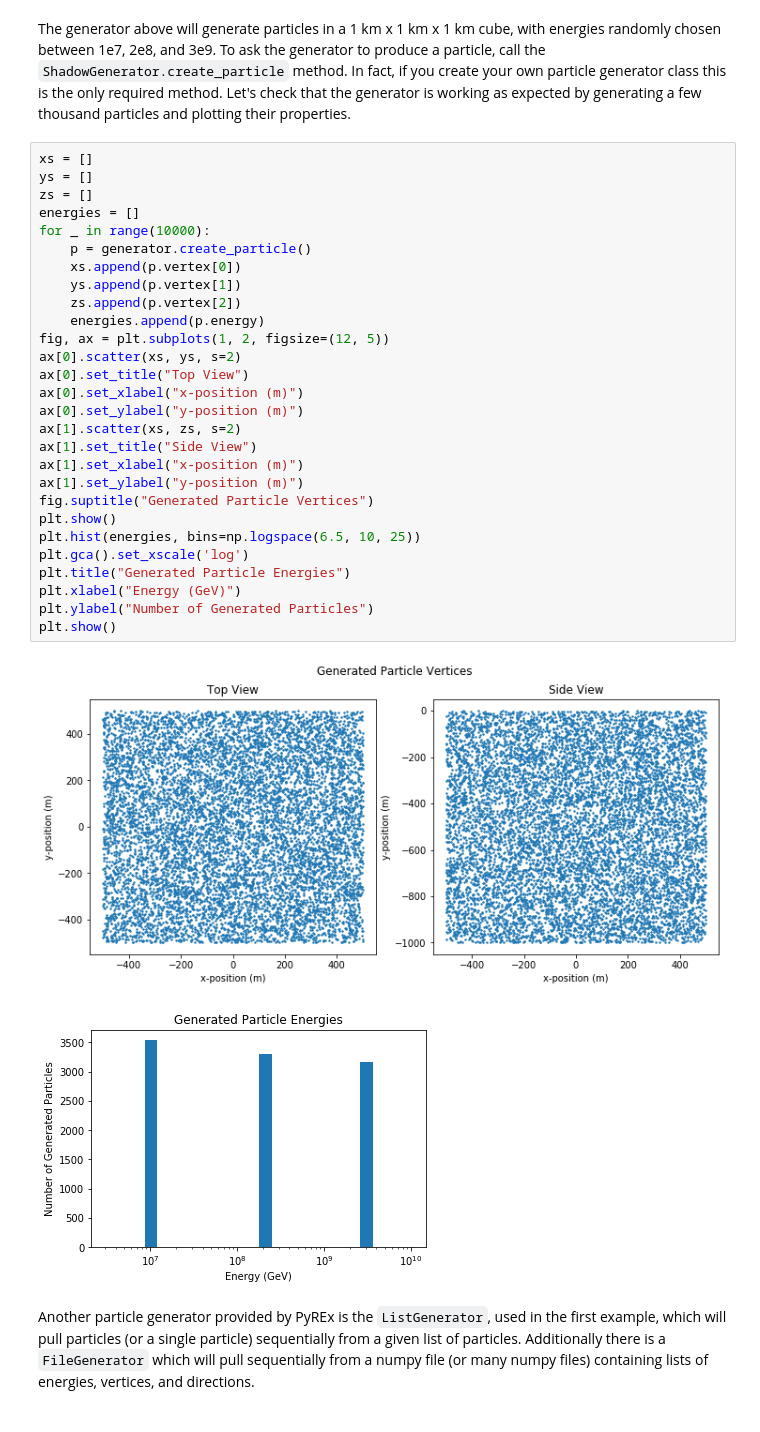
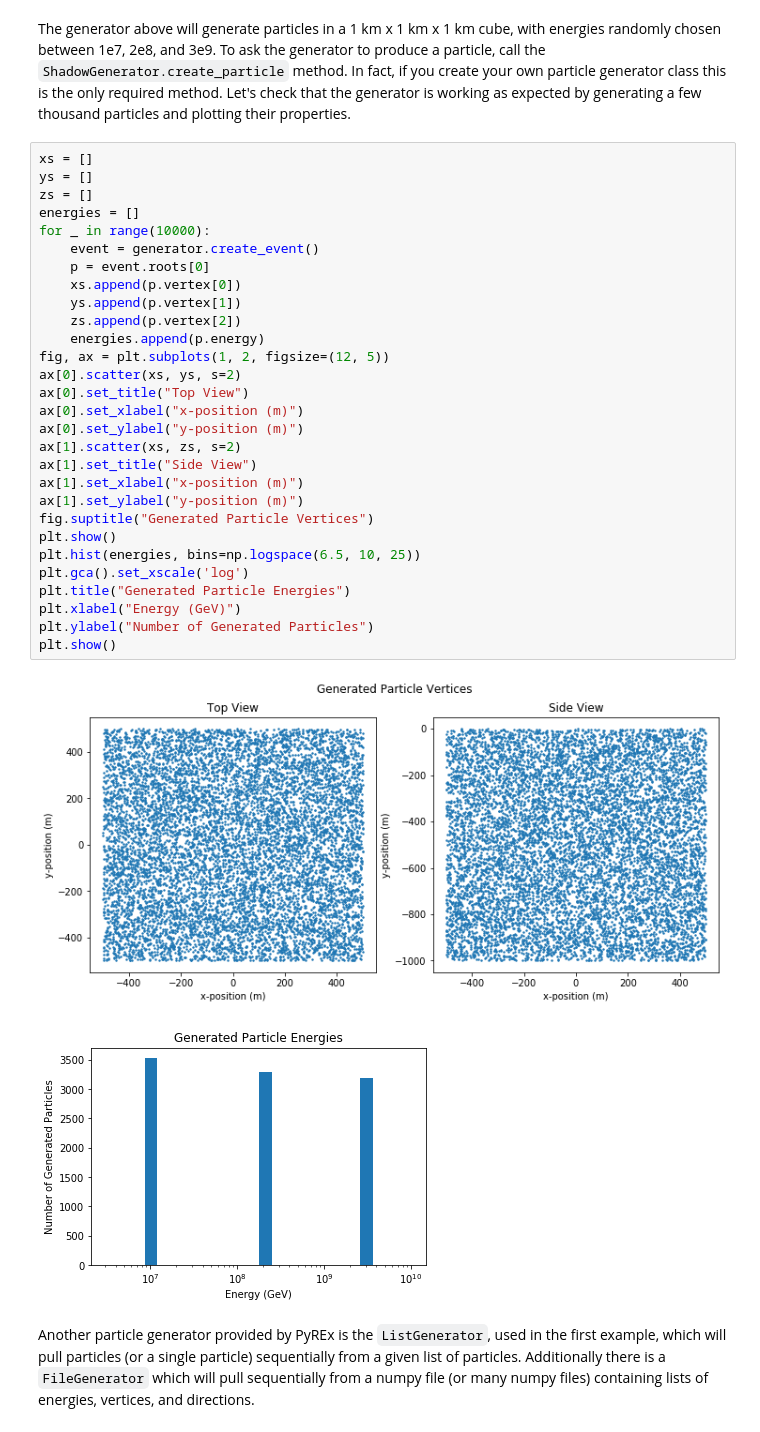
Before and after one commit to bhokansonfasig/pyrex, a Jupyter notebook: examples/PyREx Demo.ipynb, the cells around one changed output. Saved outputs shown, nothing was run; the diff lists cells and outputs as text.

```diff
--- a/examples/PyREx Demo.ipynb
+++ b/examples/PyREx Demo.ipynb
@@ -123,33 +134,34 @@ The generator above will generate particles in a 1 km x 1 km x 1 km cube, with e
 # %%
 xs = []
 ys = []
 zs = []
 energies = []
 for _ in range(10000):
-    p = generator.create_particle()
+    event = generator.create_event()
+    p = event.roots[0]
     xs.append(p.vertex[0])
     ys.append(p.vertex[1])
     zs.append(p.vertex[2])
     energies.append(p.energy)
 fig, ax = plt.subplots(1, 2, figsize=(12, 5))
 ax[0].scatter(xs, ys, s=2)
 ax[0].set_title("Top View")
 ax[0].set_xlabel("x-position (m)")
 ax[0].set_ylabel("y-position (m)")
 ax[1].scatter(xs, zs, s=2)
 ax[1].set_title("Side View")
 ax[1].set_xlabel("x-position (m)")
 ax[1].set_ylabel("y-position (m)")
 fig.suptitle("Generated Particle Vertices")
 plt.show()
 plt.hist(energies, bins=np.logspace(6.5, 10, 25))
 plt.gca().set_xscale('log')
 plt.title("Generated Particle Energies")
 plt.xlabel("Energy (GeV)")
 plt.ylabel("Number of Generated Particles")
 plt.show()
 # %% [output]
-[figure, old version]
+[figure, new version]
 [figure]
 # %% [markdown]
 Another particle generator provided by PyREx is the ``ListGenerator``, used in the first example, which will pull particles (or a single particle) sequentially from a given list of particles. Additionally there is a ``FileGenerator`` which will pull sequentially from a numpy file (or many numpy files) containing lists of energies, vertices, and directions.
```
Also changed, not shown: parts of 17 cells of this notebook.
